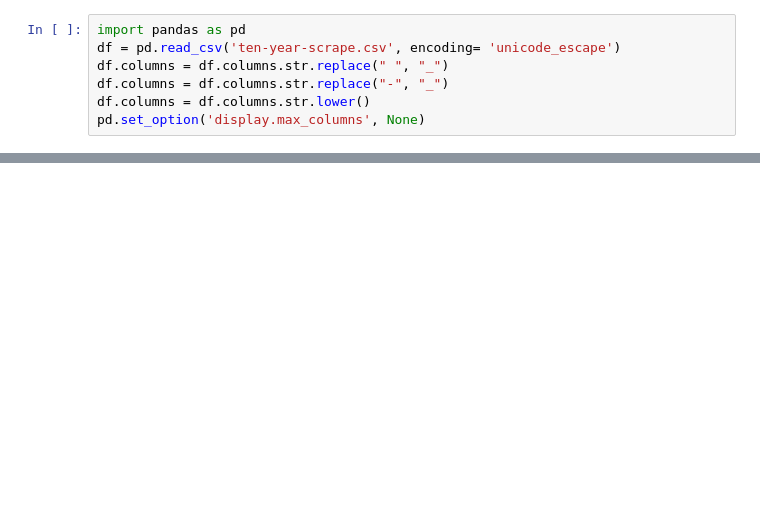
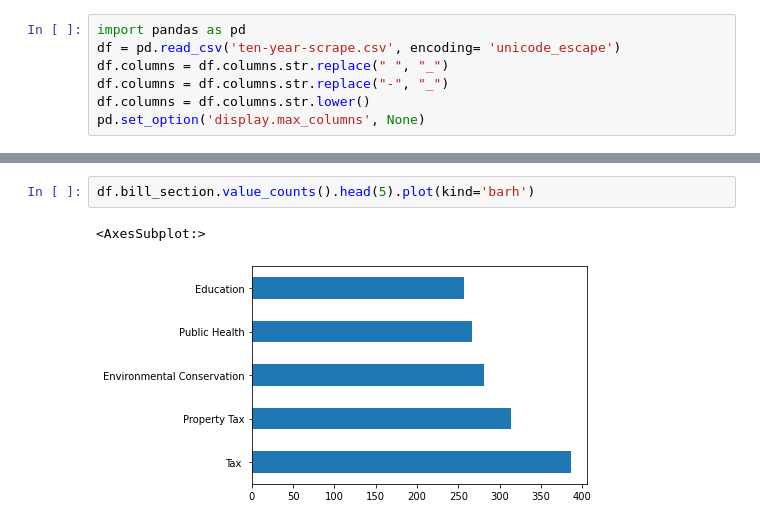
Before and after one commit to areenaarora/new-york-senate_scrape, a Jupyter notebook: Analyses.ipynb, the cells around one changed output, grey strips where cells are left out. Cells and saved outputs as stored; diff of their text form; blank space fills up the shorter version.

```diff
--- a/Analyses.ipynb
+++ b/Analyses.ipynb
@@ -48,0 +40,5 @@ df.bill_section.nunique()
+# %%
+df.bill_section.value_counts().head(5).plot(kind='barh')
+# %% [output]
+<AxesSubplot:>
+[figure, added]
```
Also changed, not shown: parts of 12 cells of this notebook, 3 other files.
